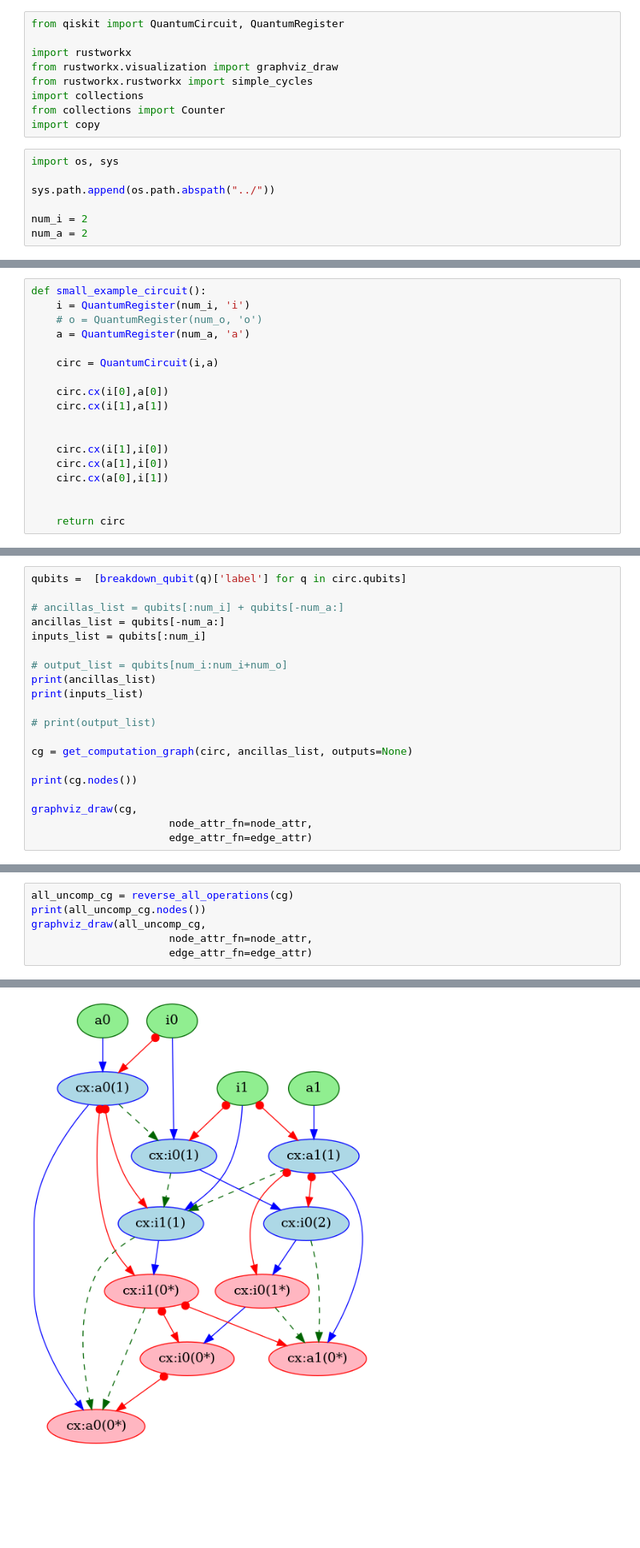
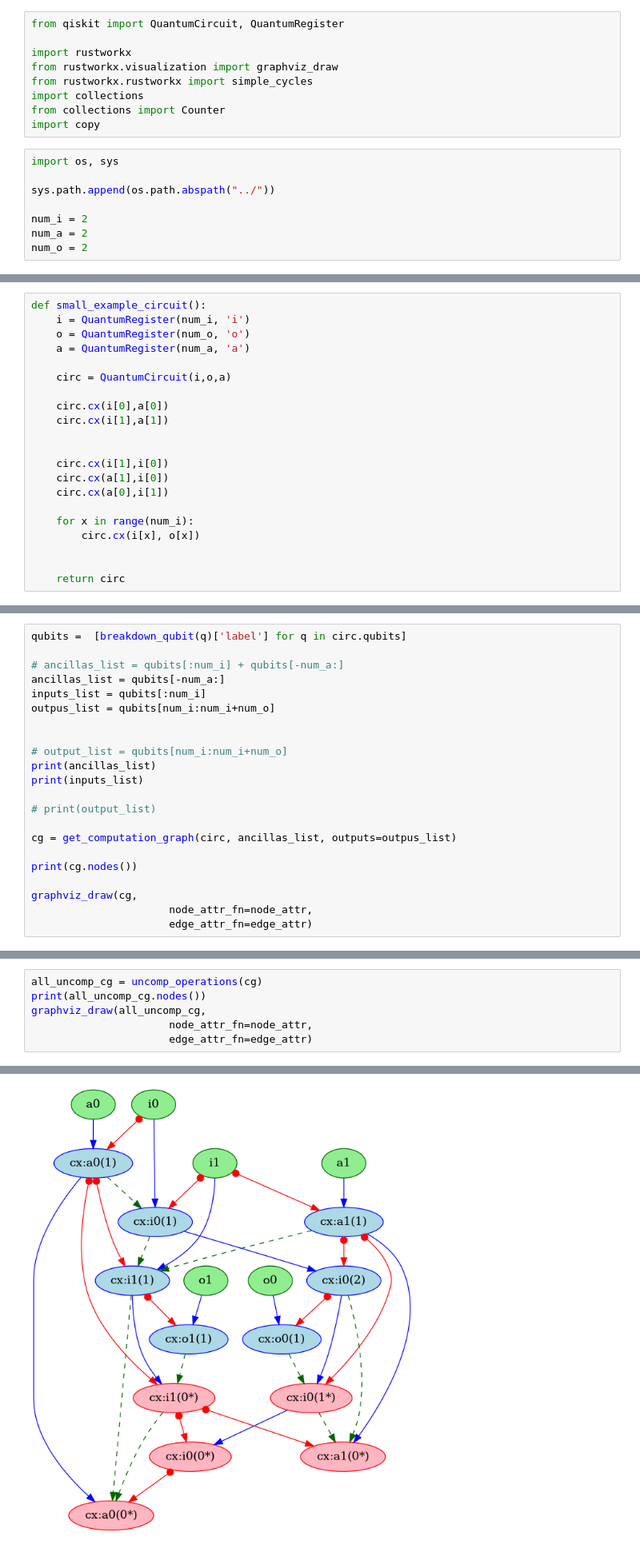
Before and after one commit to ashutiw2k/PartialUncomputationAndBennetts, a Jupyter notebook: testnotebooks/TestGreedyInputNodeSelection.ipynb, the cells around one changed output, grey strips where cells are left out. Shown at 80% size. Drawn from its saved outputs; the diff is of its cells as text; blank space fills up the shorter version.

Commit message:
Greedy Heuristic to choose input qubit

```diff
--- a/testnotebooks/TestGreedyInputNodeSelection.ipynb
+++ b/testnotebooks/TestGreedyInputNodeSelection.ipynb
@@ -14,4 +14,5 @@ sys.path.append(os.path.abspath("../"))
 
 num_i = 2
 num_a = 2
+num_o = 2
 # %%
@@ -38,10 +39,10 @@ NON_QFREE = ListConstants.NON_QFREE.value
 # %%
 def small_example_circuit():
     i = QuantumRegister(num_i, 'i')
-    # o = QuantumRegister(num_o, 'o')
+    o = QuantumRegister(num_o, 'o')
     a = QuantumRegister(num_a, 'a')
 
-    circ = QuantumCircuit(i,a)
+    circ = QuantumCircuit(i,o,a)
 
     circ.cx(i[0],a[0])
     circ.cx(i[1],a[1])
@@ -51,6 +52,9 @@ def small_example_circuit():
     circ.cx(a[1],i[0])
     circ.cx(a[0],i[1])
 
+    for x in range(num_i):
+        circ.cx(i[x], o[x])
+
 
     return circ
 # %%
@@ -66,6 +70,8 @@ qubits =  [breakdown_qubit(q)['label'] for q in circ.qubits]
 # ancillas_list = qubits[:num_i] + qubits[-num_a:]
 ancillas_list = qubits[-num_a:]
 inputs_list = qubits[:num_i]
+outpus_list = qubits[num_i:num_i+num_o]
+
 
 # output_list = qubits[num_i:num_i+num_o]
 print(ancillas_list)
@@ -73,7 +79,7 @@ print(inputs_list)
 
 # print(output_list)
 
-cg = get_computation_graph(circ, ancillas_list, outputs=None)
+cg = get_computation_graph(circ, ancillas_list, outputs=outpus_list)
 
 print(cg.nodes())
 
@@ -97,5 +107,5 @@ graphviz_draw(cg,
 # %%
-all_uncomp_cg = reverse_all_operations(cg)
+all_uncomp_cg = uncomp_operations(cg)
 print(all_uncomp_cg.nodes())
 graphviz_draw(all_uncomp_cg,
                       node_attr_fn=node_attr,
@@ -118,5 +132,5 @@ graphviz_draw(all_uncomp_cg,
 ]
-[figure, old version]
+[figure, new version]
 # %%
 uncomp_circ = get_uncomp_circuit(all_uncomp_cg)
 print(sum(uncomp_circ.count_ops().values()))
```
Also changed, not shown: parts of 18 cells of this notebook, 1 other file.
